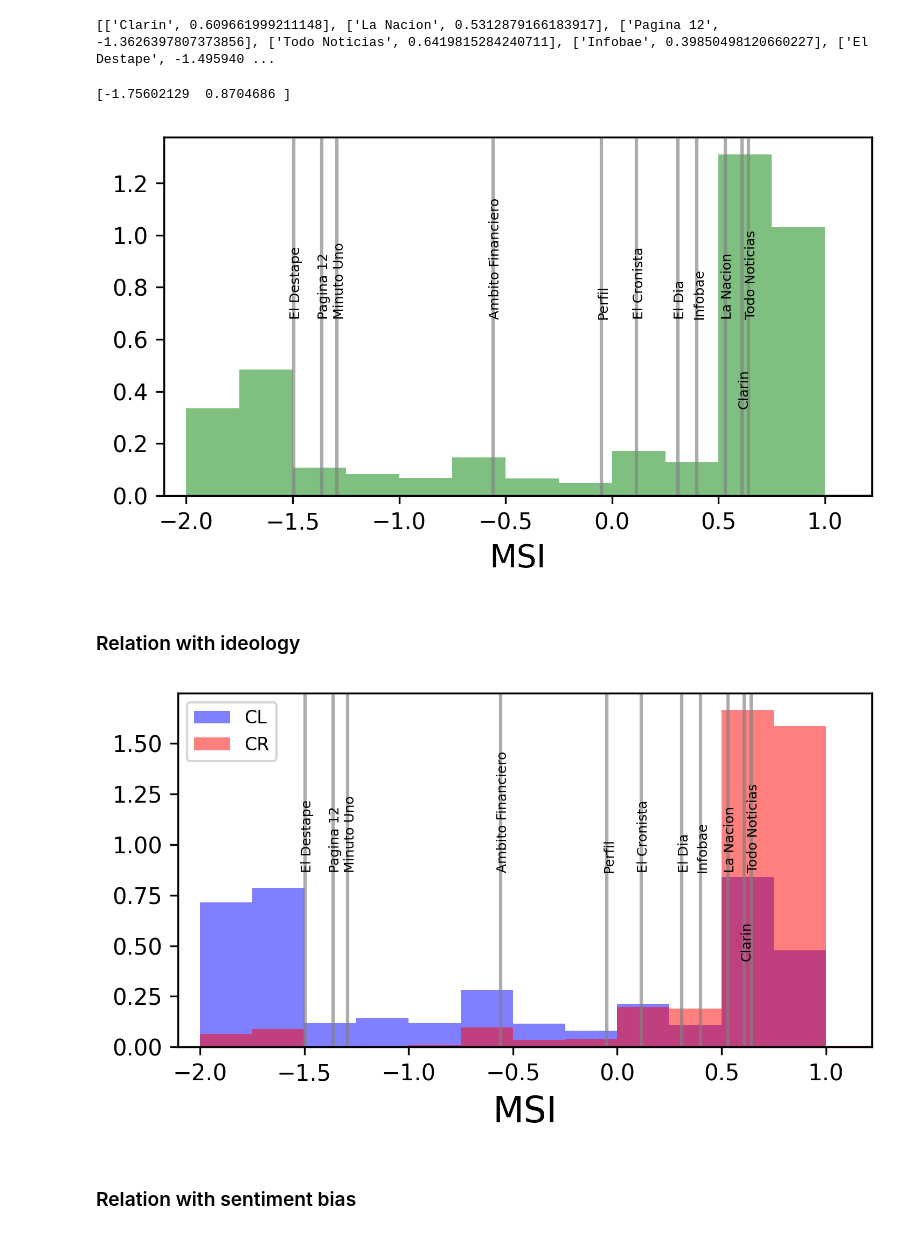
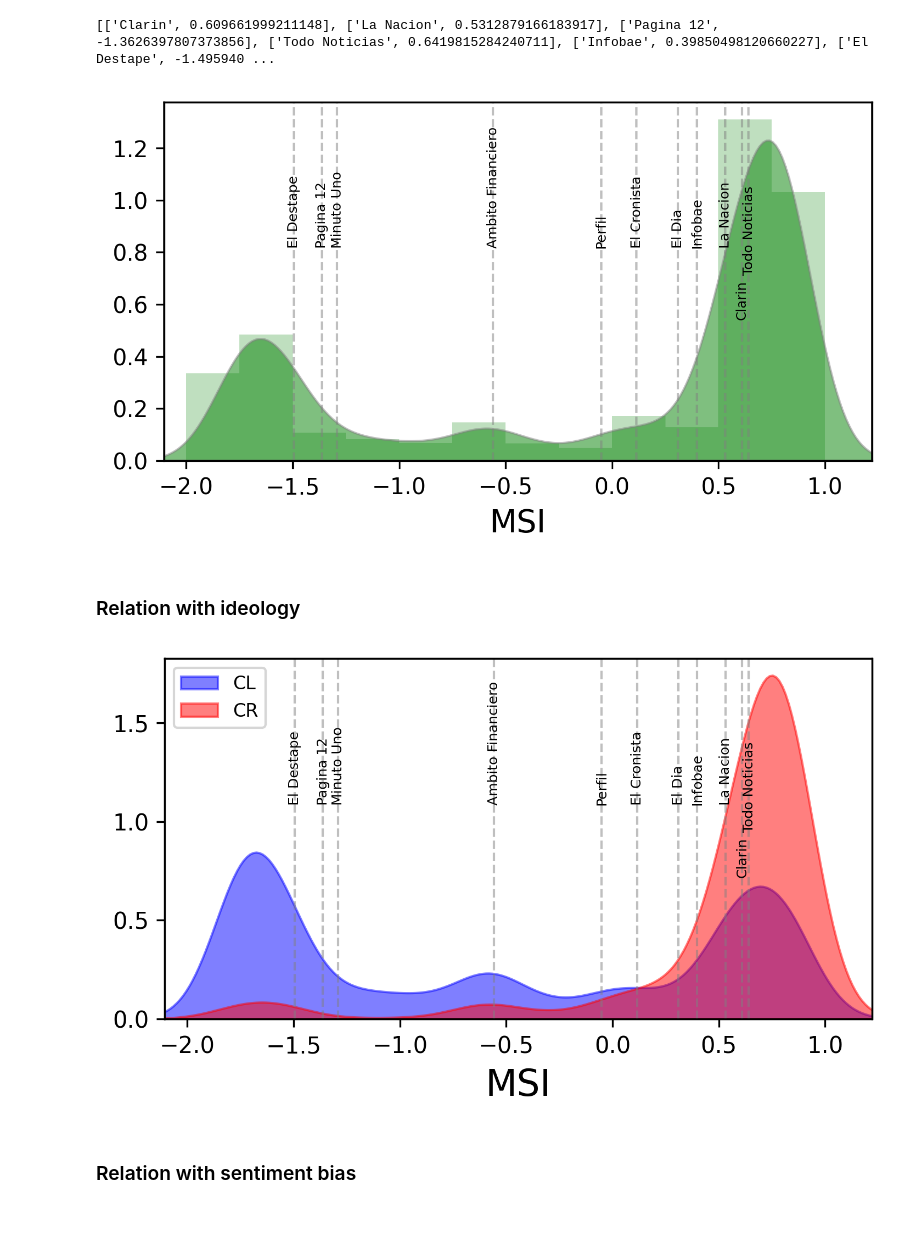
Before and after one commit to spinto88/MediaSharingIndex, a Jupyter notebook: MediaShareIndex_ppal_media_relation_ideology.ipynb, the cells around one changed output. Saved outputs shown, nothing was run; the diff lists cells and outputs as text; code cells hidden in the pictures.

Commit message:
Distribution of MSI with kernel estimation

```diff
--- a/MediaShareIndex_ppal_media_relation_ideology.ipynb
+++ b/MediaShareIndex_ppal_media_relation_ideology.ipynb
@@ -77,27 +84,30 @@ print(media_score)
 # Scores of the users
 fig, ax = plt.subplots(dpi = 300, figsize=(5,3))
 
-ax.hist(score_users, bins = np.arange(-2, 2, 0.25), alpha = 0.50, color = 'g', density = True)
+ax.hist(score_users, bins = np.arange(-2, 2, 0.25), alpha = 0.25, color = 'g', density = True)
 ax.set_xlabel(r'MSI', size = 14)
+
+ax.fill_between(x = x_hist, y1=0, y2=score_users_hist, color = 'g', alpha = 0.50, edgecolor = 'grey', linewidth = 1)
 
 ax2 = ax.twinx()
 for ms in media_score:
     if ms[0] != 'Radio Mitre':
-        ax2.axvline(ms[1], color = 'grey', alpha = 0.65)
-        if ms[0] != 'Clarin':
-            ax2.text(x = ms[1]-0.02, y = 0.5, s=ms[0], rotation = 90, size = 6)
+        ax2.axvline(ms[1], color = 'grey', alpha = 0.50, linestyle = '--', linewidth = 1)
+        if ms[0] == 'Clarin':
+            ax2.text(x = ms[1]-0.03, y = 0.40, s=ms[0], rotation = 90, size = 6)
+        elif ms[0] == 'Todo Noticias':
+            ax2.text(x = ms[1]-0.03, y = 0.525, s=ms[0], rotation = 90, size = 6)
         else:
-            ax2.text(x = ms[1]-0.02, y = 0.25, s=ms[0], rotation = 90, size = 6)
+            ax2.text(x = ms[1]-0.03, y = 0.60, s=ms[0], rotation = 90, size = 6)
+
 ax2.set_yticks([])
 ax.set_xlim(np.quantile(score_users, q = [0.005, 0.995]) + np.array([-0.35, 0.35]))
-print(np.quantile(score_users, q = [0.005, 0.995]))
 fig.tight_layout()
-plt.savefig('Results/MSI.pdf')#, bbox_inches = matplotlib.transforms.Bbox.from_bounds(0, -0.25, 5, 2.25))
-plt.savefig('Results/MSI.png')#, bbox_inches = matplotlib.transforms.Bbox.from_bounds(0, -0.25, 5, 2.25))
+plt.savefig('Results/MSI.pdf')
+plt.savefig('Results/MSI.png')
 plt.show()
 # %% [output]
-[-1.75602129  0.8704686 ]
-[figure, old version]
+[figure, new version]
 # %%
 user_media_df_filtrado['score'] = score_users
 # %%
@@ -115,30 +125,45 @@ user_media_df_filtrado['ideology'] = ideology_of_msi_users
 # %%
 # Scores of the users
 fig, ax = plt.subplots(dpi = 300, figsize=(5,3))
 
 
 ideocolor = {'FF': 'b', 'MP': 'r'}
 for ideology in ['FF', 'MP']:
-    ax.hist(user_media_df_filtrado[user_media_df_filtrado['ideology'] == ideology]['score'], bins = np.arange(-2, 2, 0.25), alpha = 0.50, color = ideocolor[ideology], density = True, label = ['CL' if ideology == 'FF' else 'CR'])
+
+    x = user_media_df_filtrado[user_media_df_filtrado['ideology'] == ideology]['score'].to_numpy()
+    #ax.hist(x, bins = np.arange(-2, 2, 0.25), alpha = 0.50, color = ideocolor[ideology], density = True, label = ['CL' if ideology == 'FF' else 'CR'])
+
+    kde = KernelDensity(kernel='gaussian', bandwidth=0.15).fit(x.reshape(-1,1))
+
+    x_hist = np.arange(-2.5, 2.51, 0.015)
+    score_users_hist = np.exp(kde.score_samples(x_hist.reshape(-1,1)))
+
+    ax.fill_between(x = x_hist, y1=0, y2=score_users_hist, color = ideocolor[ideology], alpha = 0.50, edgecolor = ideocolor[ideology], linewidth = 1, label = (lambda x: 'CL' if x == 'FF' else 'CR')(ideology))
+
+
 ax.set_xlabel(r'MSI', size = 16)
 ax.legend(loc = 'upper left', fontsize = 8)
 
 ax2 = ax.twinx()
 for ms in media_score:
     if ms[0] != 'Radio Mitre':
-        ax2.axvline(ms[1], color = 'grey', alpha = 0.65)
-        if ms[0] != 'Clarin':
-            ax2.text(x = ms[1]-0.02, y = 0.5, s=ms[0], rotation = 90, size = 6)
+        ax2.axvline(ms[1], color = 'grey', alpha = 0.50, linestyle = '--', linewidth = 1)
+        if ms[0] == 'Clarin':
+            ax2.text(x = ms[1]-0.03, y = 0.40, s=ms[0], rotation = 90, size = 6)
+        elif ms[0] == 'Todo Noticias':
+            ax2.text(x = ms[1]-0.03, y = 0.525, s=ms[0], rotation = 90, size = 6)
         else:
-            ax2.text(x = ms[1]-0.02, y = 0.25, s=ms[0], rotation = 90, size = 6)
+            ax2.text(x = ms[1]-0.03, y = 0.60, s=ms[0], rotation = 90, size = 6)
+
 ax2.set_yticks([])
 ax.set_xlim(np.quantile(score_users, q = [0.005, 0.995]) + [-0.35, 0.35])
+ax.set_ylim(bottom=0)
 fig.tight_layout()
-plt.savefig('Results/MSI_ideology.pdf')#, bbox_inches = matplotlib.transforms.Bbox.from_bounds(0, -0.25, 5, 2.25))
-plt.savefig('Results/MSI_ideology.png')#, bbox_inches = matplotlib.transforms.Bbox.from_bounds(0, -0.25, 5, 2.25))
+plt.savefig('Results/MSI_ideology.pdf')
+plt.savefig('Results/MSI_ideology.png')
 plt.show()
 # %% [output]
-[figure, old version]
+[figure, new version]
 # %% [markdown]
 ### Relation with sentiment bias
 # %%
```
Also changed, not shown: parts of 1 cell of this notebook, 11 other files.
